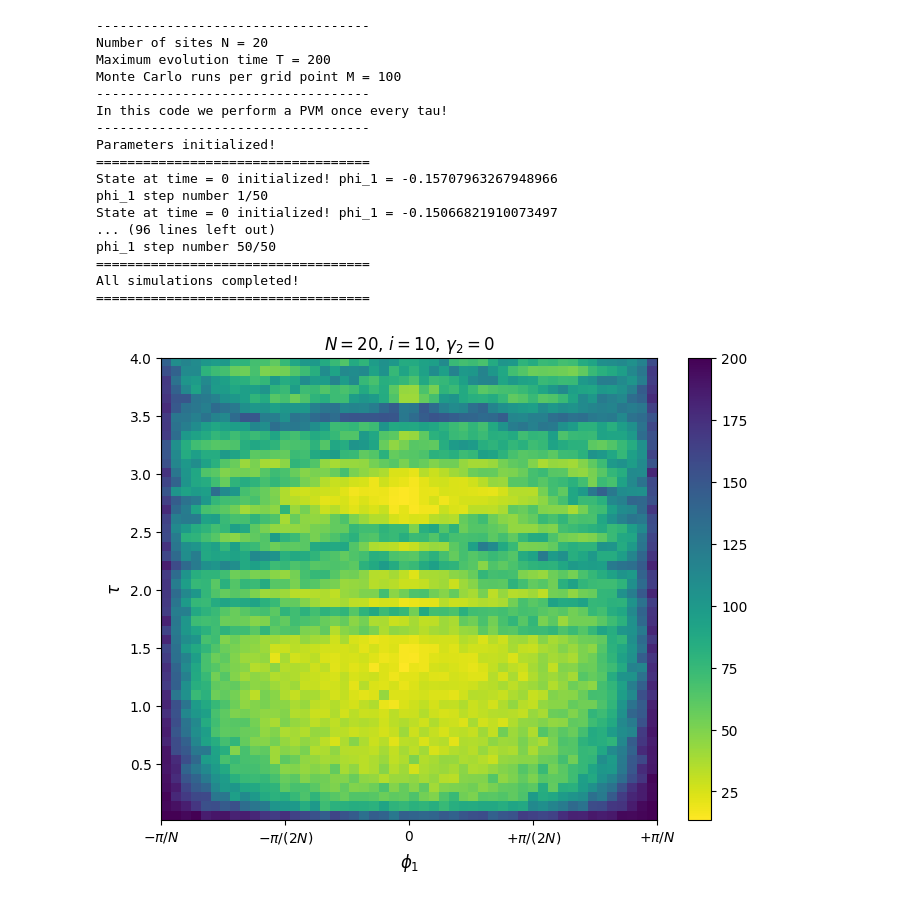
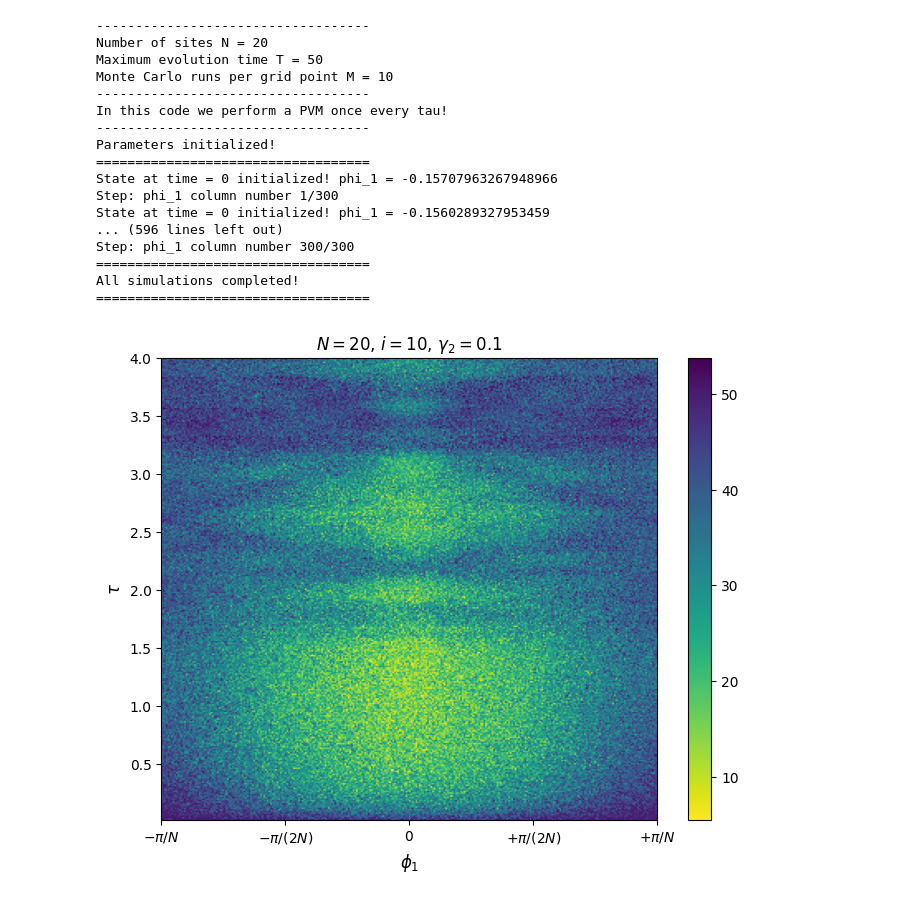
Before and after one commit to Carini108/thesis_PBC, a Jupyter notebook: Desktop/tesi_PBC/11_PVM_protocol_phi1_tau.ipynb, the cells around one changed output. Drawn from its saved outputs; the diff is of its cells as text; code cells hidden in the pictures.

```diff
--- a/Desktop/tesi_PBC/11_PVM_protocol_phi1_tau.ipynb
+++ b/Desktop/tesi_PBC/11_PVM_protocol_phi1_tau.ipynb
@@ -74,15 +74,21 @@ def plot_graph_from_Hamiltonian(matrix):
 # test different phis and taus (2D GRID) for fixed size N
 num_sites = 20
 target_site = num_sites // 2 # opposite end
-num_phi_points = 200 # horizontal resolution
-num_tau_points = 200 # vertical resolution
+# resolution and extent of the grid
+num_phi_points = 300 # horizontal resolution
+num_tau_points = 300 # vertical resolution
 phi_min = -np.pi/num_sites
 phi_max = +np.pi/num_sites
 tau_min = 0.02
 tau_max = 4.00
+# start constructing the grid by defining the 'checkerboard'...
+phi_values = np.linspace(phi_min, phi_max, num_phi_points)
+tau_values = np.linspace(tau_min, tau_max, num_tau_points)
+# ...and setting all values to zero
+mean_hitting_times = np.zeros((num_tau_points, num_phi_points))
 # time evolution parameters and number of MC runs
-T_max = 200 # cutoff time (limited resource)
-M = 200 # number of samples of the hitting time
+T_max = 50 # cutoff time (limited resource)
+M = 10 # number of samples of the hitting time
 
 print(rf'-----------------------------------')
 print(rf'Number of sites N = {num_sites}')
@@ -96,21 +102,19 @@ print(rf'-----------------------------------')
 on_site_energy = 0.0
 gamma = 1.0 # hopping rate
 gamma_1 = 1.0
-gamma_2 = 0.0
+gamma_2 = 0.1
 #phi_1 = 0.0
 phi_2 = 0.0
 #phase_1 = np.exp(1j * phi_1)
 phase_2 = np.exp(1j * phi_2)
 
-# start constructing the grid by defining the 'checkerboard'...
-phi_values = np.linspace(phi_min, phi_max, num_phi_points)
-tau_values = np.linspace(tau_min, tau_max, num_tau_points)
-# ...and setting all values to zero
-mean_hitting_times = np.zeros((num_tau_points, num_phi_points))
-
 print(rf'Parameters initialized!')
 print(rf'===================================')
 
+##########################################
+# cycle over phase phi_1
+# (external cycle because the defines the dynamics)
+##########################################
 for p_idx, phi_1 in enumerate(phi_values): # the first variable is the index, the second the value
 
     phase_1 = np.exp(1j * phi_1)
@@ -150,6 +154,9 @@ for p_idx, phi_1 in enumerate(phi_values): # the first variable is the index, th
 
     H = gamma * L
 
+    ##########################################
+    # cycle over period tau
+    ##########################################
     for t_idx, tau in enumerate(tau_values):
 
         U_tau = expm(-1j * H * tau) # coherent unitary evolution step
@@ -170,7 +177,7 @@ for p_idx, phi_1 in enumerate(phi_values): # the first variable is the index, th
 
         mean_hitting_times[t_idx, p_idx] = total_hitting_time / M # mean
 
-    print(rf'phi_1 step number {p_idx + 1}/{num_phi_points}')
+    print(rf'Step: phi_1 column number {p_idx + 1}/{num_phi_points}')
 
 print(rf'===================================')
 print(rf'All simulations completed!')
@@ -194,48 +201,48 @@ im = plt.imshow(
 fonts = 12
 plt.xlabel(rf'$\phi_1$', fontsize = fonts)
 plt.ylabel(rf'$\tau$', fontsize = fonts)
-plt.title(rf'$N = {num_sites}$, $i={target_site}$, $\gamma_2 = 0$', fontsize = fonts)
+plt.title(rf'$N = {num_sites}$, $i={target_site}$, $\gamma_2 = {gamma_2}$', fontsize = fonts)
 
 ticks = [-np.pi/num_sites, -0.5*np.pi/num_sites, 0, 0.5*np.pi/num_sites , np.pi/num_sites]
 tick_labels = [rf'$-\pi/N$', rf'$-\pi/(2N)$', rf'$0$', rf'$+\pi/(2N)$', rf'$+\pi/N$']
 plt.xticks(ticks, tick_labels)
 
 cbar = plt.colorbar(im)
-filename = rf'phi1_vs_tau_mean_hitting_time_PVM_gamma2_{gamma_2}_N_{num_sites}_resolution_{num_phi_points}x{num_tau_points}'
+filename = rf'phi1_vs_tau_mean_hitting_time_PVM_gamma2_{gamma_2}_N_{num_sites}_resolution_{num_phi_points}x{num_tau_points}_{M}_runs'
 plt.savefig(filename+'.pdf')
 plt.show()
 
 ##########################################
 # 6. find shortest time and associated parameters
 ##########################################
 
 min_time = np.min(mean_hitting_times)
 min_tau_idx, min_phi_idx = np.unravel_index(np.argmin(mean_hitting_times), mean_hitting_times.shape)
 
 optimal_tau_val = tau_values[min_tau_idx]
 optimal_phi_val = phi_values[min_phi_idx]
 
 data_filename = filename+'.txt'
 with open(data_filename, 'w') as f:
     f.write(rf"Minimum mean hitting time to site {target_site}: {min_time}\n")
     f.write(rf"Number of Monte Carlo runs per point M: {M}\n")
     f.write(rf"Optimal parameters: \phi_1 = {optimal_phi_val}, \tau = {optimal_tau_val}\n")
 # %% [output]
 -----------------------------------
 Number of sites N = 20
-Maximum evolution time T = 200
-Monte Carlo runs per grid point M = 100
+Maximum evolution time T = 50
+Monte Carlo runs per grid point M = 10
 -----------------------------------
 In this code we perform a PVM once every tau!
 -----------------------------------
 Parameters initialized!
 ===================================
 State at time = 0 initialized! phi_1 = -0.15707963267948966
-phi_1 step number 1/50
-State at time = 0 initialized! phi_1 = -0.15066821910073497
-... (96 lines left out)
-phi_1 step number 50/50
+Step: phi_1 column number 1/300
+State at time = 0 initialized! phi_1 = -0.1560289327953459
+... (596 lines left out)
+Step: phi_1 column number 300/300
 ===================================
 All simulations completed!
 ===================================
-[figure, old version]
+[figure, new version]
```
Also changed, not shown: 11 other files.
